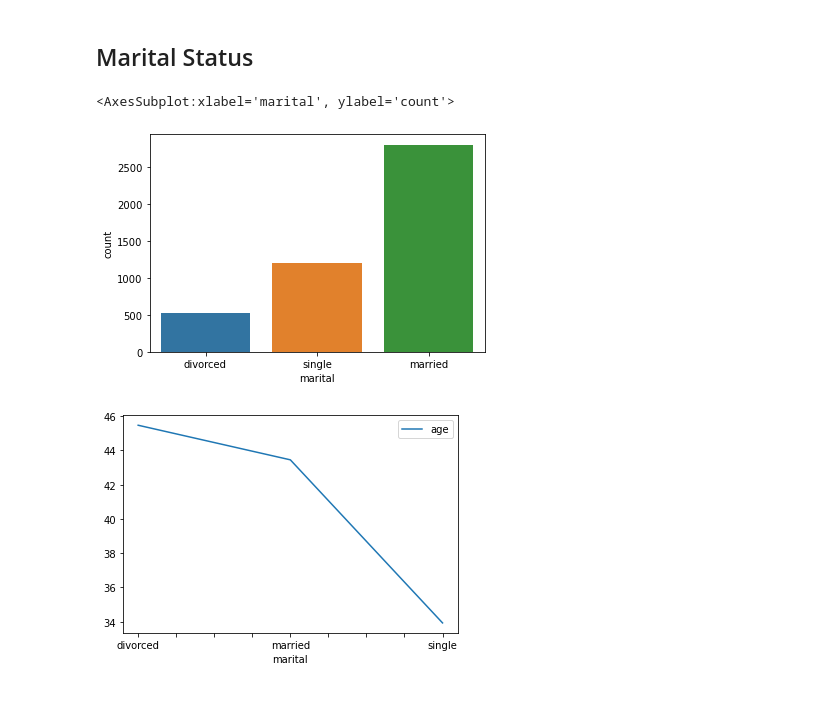
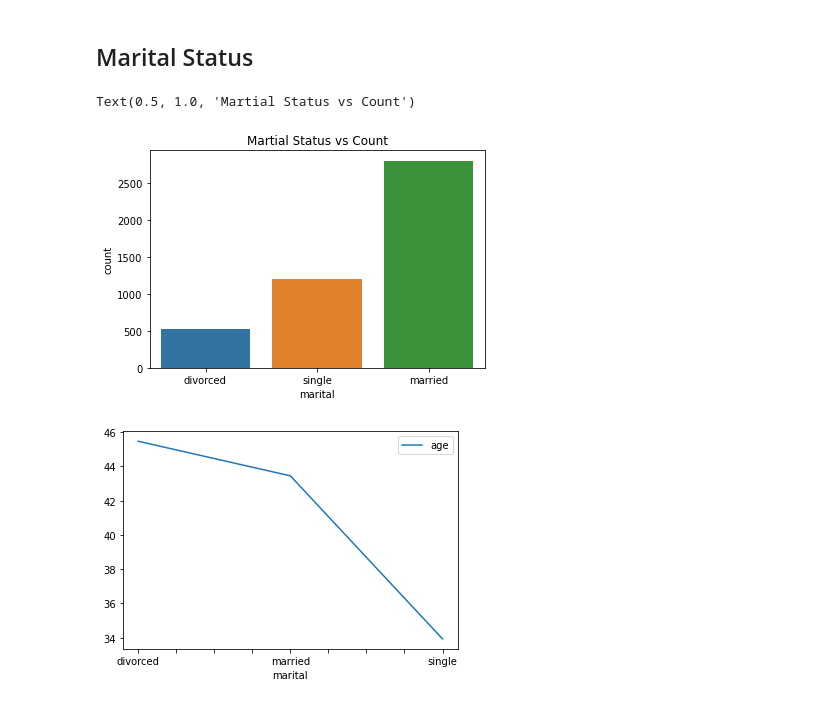
Before and after one commit to KristineCabanela/banking, a Jupyter notebook: banking_nb.ipynb, the cells around one changed output. Drawn from its saved outputs; the diff is of its cells as text; code cells hidden in the pictures.

```diff
--- a/banking_nb.ipynb
+++ b/banking_nb.ipynb
@@ -172,10 +172,11 @@ Text(0, 0.5, 'Clients')
 # %% [markdown]
 ## Marital Status
 # %%
-sns.countplot(df["marital"])
+sns.countplot(x="marital", data = df)
+plt.title("Martial Status vs Count")
 # %% [output]
-<AxesSubplot:xlabel='marital', ylabel='count'>
+Text(0.5, 1.0, 'Martial Status vs Count')
-[figure, old version]
+[figure, new version]
 # %%
 df[["age", "marital"]].groupby("marital").mean().plot();
 # %% [output]
```
Also changed, not shown: parts of 3 cells of this notebook.
